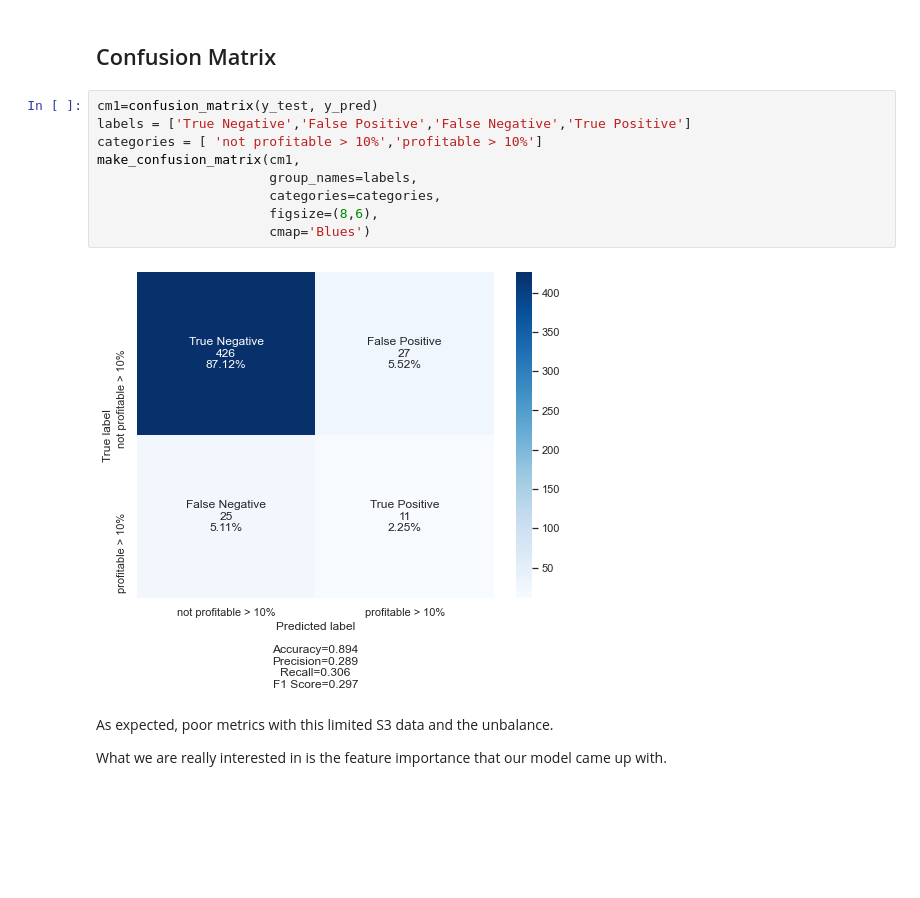
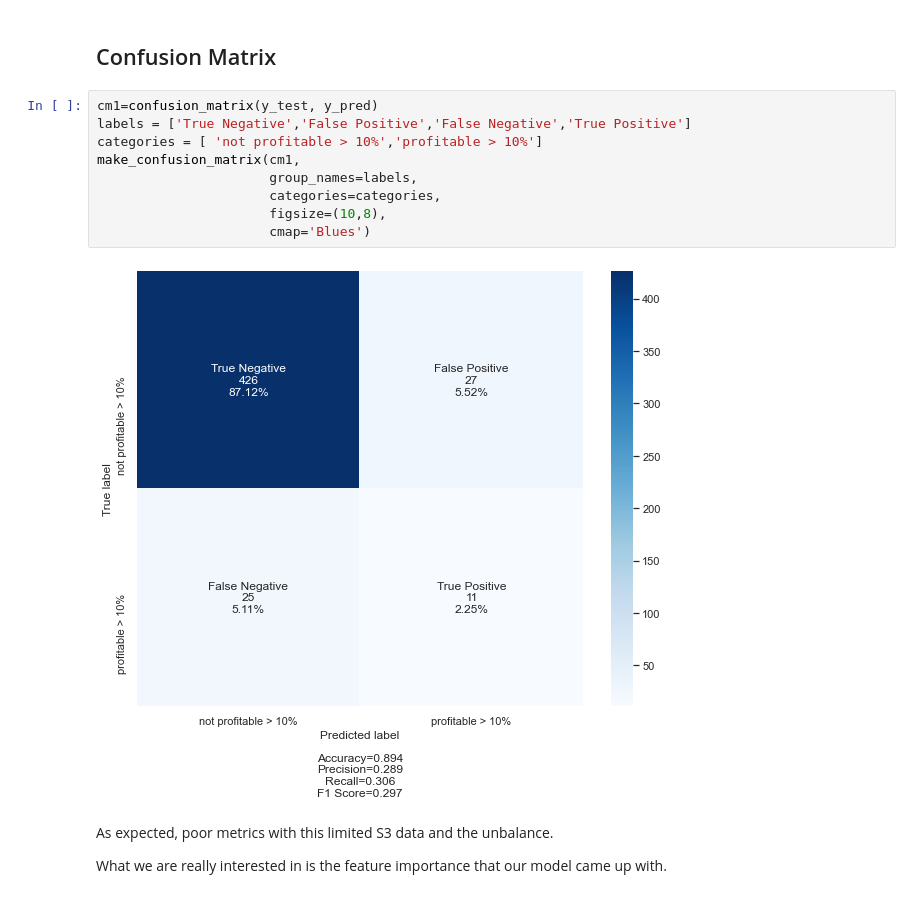
Before and after one commit to sylvaint/aimusing, a Jupyter notebook: _notebooks/2021-12-31-s3_data.ipynb, the cells around one changed output. Drawn from its saved outputs; the diff is of its cells as text; blank space fills up the shorter version.

```diff
--- a/_notebooks/2021-12-31-s3_data.ipynb
+++ b/_notebooks/2021-12-31-s3_data.ipynb
@@ -773,14 +807,14 @@ def make_confusion_matrix(cf,
 # %%
 cm1=confusion_matrix(y_test, y_pred)
 labels = ['True Negative','False Positive','False Negative','True Positive']
 categories = [ 'not profitable > 10%','profitable > 10%']
 make_confusion_matrix(cm1,
                       group_names=labels,
                       categories=categories,
-                      figsize=(8,6),
+                      figsize=(10,8),
                       cmap='Blues')
 # %% [output]
-[figure, old version]
+[figure, new version]
 # %% [markdown]
 As expected, poor metrics with this limited S3 data and the unbalance.
 
```
Also changed, not shown: parts of 38 cells of this notebook.
